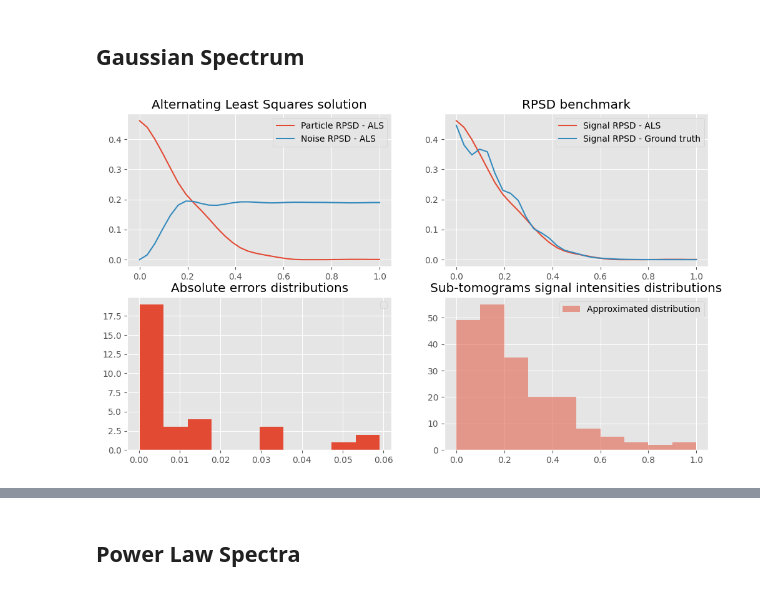
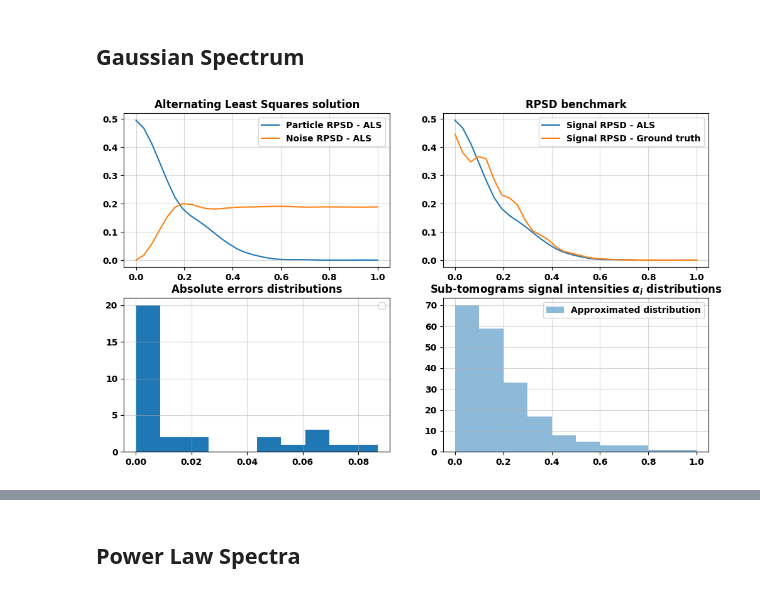
Before and after one commit to oppositecategory/3D_KLT, a Jupyter notebook: notebooks/simulation.ipynb, the cells around one changed output, grey strips where cells are left out. Saved outputs shown, nothing was run; the diff lists cells and outputs as text; code cells hidden in the pictures.

```diff
--- a/notebooks/simulation.ipynb
+++ b/notebooks/simulation.ipynb
@@ -13,19 +13,32 @@ import matplotlib.pyplot as plt
 from kltpicker_3d.alt_least_squares import alternating_least_squares_solver
 from kltpicker_3d.tests.exp_spectrum import *
 from kltpicker_3d.tests.gaussian_spectrum import *
-from kltpicker_3d.tests.rpsd_test_data import generate_rpsd_data
+from kltpicker_3d.tests.rpsd_test_data import generate_gaussian_rpsd_data
 from kltpicker_3d.tomogram import factorize_RPSD
 from kltpicker_3d.utils import *
 
+import sys
+import os
+sys.path.insert(0, os.path.abspath(".."))
+os.environ["CUDA_VISIBLE_DEVICES"] = "0"
 
-plt.style.use('ggplot')
+# plt.style.use('ggplot')
+jax.default_backend()
+
+plt.rcParams.update({
+    "font.weight": "bold",
+    "axes.labelweight": "bold",
+    "axes.titleweight": "bold",
+    "axes.grid": True,
+    "grid.alpha": 0.5
+})
 # %% [markdown]
 ## Gaussian Spectrum
 # %%
 K = 200
 N = 32
 uniform_points, bins = generate_uniform_radial_sampling_points(N)
-H, samples =  generate_rpsd_data(K,N,2)
+H, samples =  generate_gaussian_rpsd_data(K,N,2)
 # %%
 factorization = factorize_RPSD(samples)
 # %%
@@ -37,32 +50,32 @@ particle_psd /= np.linalg.norm(particle_psd)
 
 
 fig, ax = plt.subplots(2,2, figsize=(12,7))
 
 extracted_alphas = factorization.alpha
 
 H /= np.linalg.norm(H)
 
 true_rpsd = radial_average(H,bins,N)
 true_rpsd /= np.linalg.norm(true_rpsd)
 
 ax[0,0].plot(uniform_points,particle_psd, label='Particle RPSD - ALS')
 ax[0,0].plot(uniform_points,noise_psd, label='Noise RPSD - ALS')
 ax[0,0].set_title("Alternating Least Squares solution")
 ax[0,0].legend()
 
 
 ax[0,1].plot(uniform_points,particle_psd,label='Signal RPSD - ALS')
 ax[0,1].plot(uniform_points,true_rpsd, label='Signal RPSD - Ground truth')
 ax[0,1].legend()
 ax[0,1].set_title("RPSD benchmark")
 ax[0,1].legend()
 
 ax[1,0].set_title("Absolute errors distributions")
 ax[1,0].hist(np.abs(true_rpsd - particle_psd));
 ax[1,0].legend()
 
-ax[1,1].set_title("Sub-tomograms signal intensities distributions")
+ax[1,1].set_title(r"Sub-tomograms signal intensities $ \alpha_i$ distributions")
 ax[1,1].hist(extracted_alphas,alpha=0.5, label='Approximated distribution')
 ax[1,1].legend();
 # %% [output]
-[figure, old version]
+[figure, new version]
```
Also changed, not shown: parts of 26 cells of this notebook.
